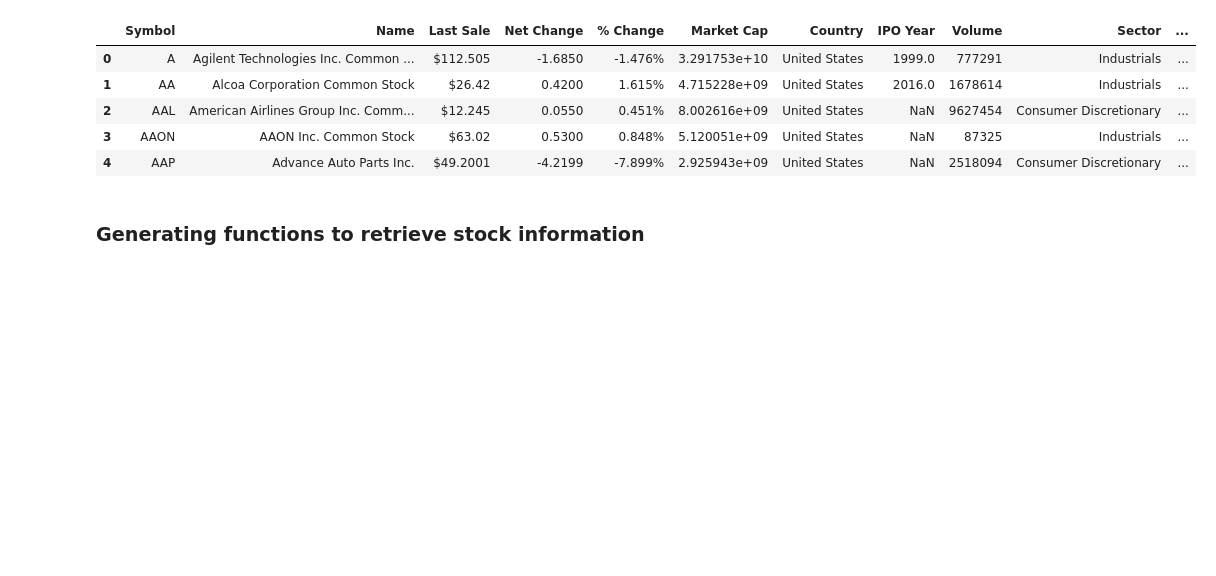
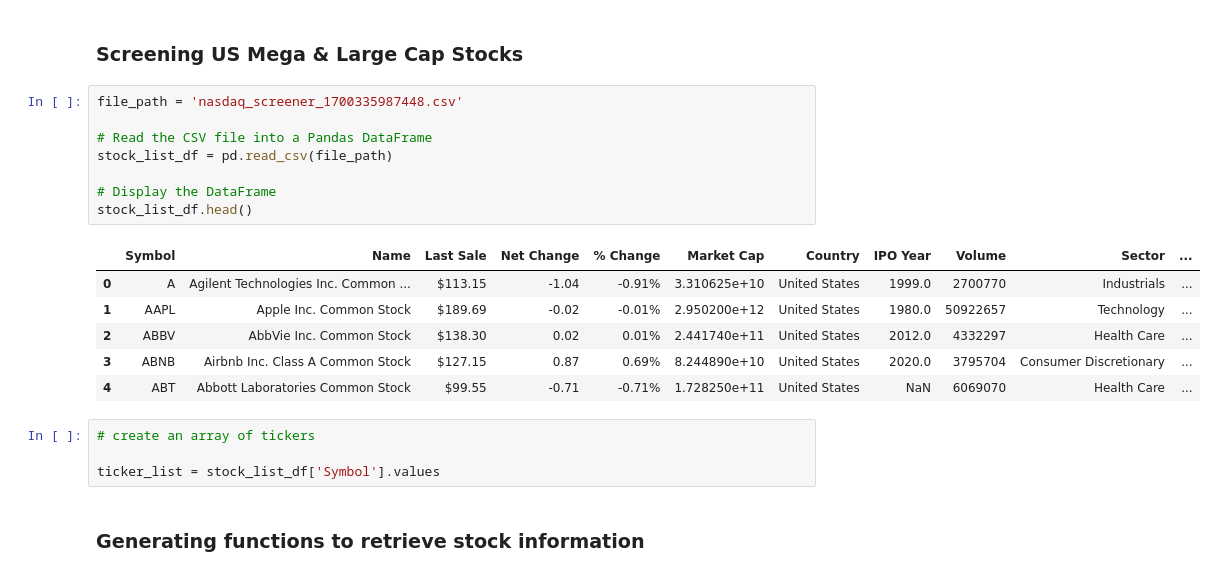
Before and after one commit to gayajohn/project-4-group-5, a Jupyter notebook: data_procurement_DP.ipynb, the cells around one changed output. Drawn from its saved outputs; the diff is of its cells as text; blank space fills up the shorter version.

```diff
--- a/data_procurement_DP.ipynb
+++ b/data_procurement_DP.ipynb
@@ -1,10 +25,23 @@
+# %% [markdown]
+### Screening US Mega & Large Cap Stocks
 # %%
+file_path = 'nasdaq_screener_1700335987448.csv'
+
+# Read the CSV file into a Pandas DataFrame
+stock_list_df = pd.read_csv(file_path)
+
+# Display the DataFrame
+stock_list_df.head()
 # %% [output]
 |  | Symbol | Name | Last Sale | Net Change | % Change | Market Cap | Country | IPO Year | Volume | Sector | ... |
-| 0 | A | Agilent Technologies Inc. Common ... | $112.505 | -1.6850 | -1.476% | 3.291753e+10 | United States | 1999.0 | 777291 | Industrials | ... |
-| 1 | AA | Alcoa Corporation Common Stock | $26.42 | 0.4200 | 1.615% | 4.715228e+09 | United States | 2016.0 | 1678614 | Industrials | ... |
-| 2 | AAL | American Airlines Group Inc. Comm... | $12.245 | 0.0550 | 0.451% | 8.002616e+09 | United States | NaN | 9627454 | Consumer Discretionary | ... |
-| 3 | AAON | AAON Inc. Common Stock | $63.02 | 0.5300 | 0.848% | 5.120051e+09 | United States | NaN | 87325 | Industrials | ... |
-| 4 | AAP | Advance Auto Parts Inc. | $49.2001 | -4.2199 | -7.899% | 2.925943e+09 | United States | NaN | 2518094 | Consumer Discretionary | ... |
+| 0 | A | Agilent Technologies Inc. Common ... | $113.15 | -1.04 | -0.91% | 3.310625e+10 | United States | 1999.0 | 2700770 | Industrials | ... |
+| 1 | AAPL | Apple Inc. Common Stock | $189.69 | -0.02 | -0.01% | 2.950200e+12 | United States | 1980.0 | 50922657 | Technology | ... |
+| 2 | ABBV | AbbVie Inc. Common Stock | $138.30 | 0.02 | 0.01% | 2.441740e+11 | United States | 2012.0 | 4332297 | Health Care | ... |
+| 3 | ABNB | Airbnb Inc. Class A Common Stock | $127.15 | 0.87 | 0.69% | 8.244890e+10 | United States | 2020.0 | 3795704 | Consumer Discretionary | ... |
+| 4 | ABT | Abbott Laboratories Common Stock | $99.55 | -0.71 | -0.71% | 1.728250e+11 | United States | NaN | 6069070 | Health Care | ... |
+# %%
+# create an array of tickers
+
+ticker_list = stock_list_df['Symbol'].values
 # %% [markdown]
 ### Generating functions to retrieve stock information
```
Also changed, not shown: parts of 29 cells of this notebook, 12 other files.
